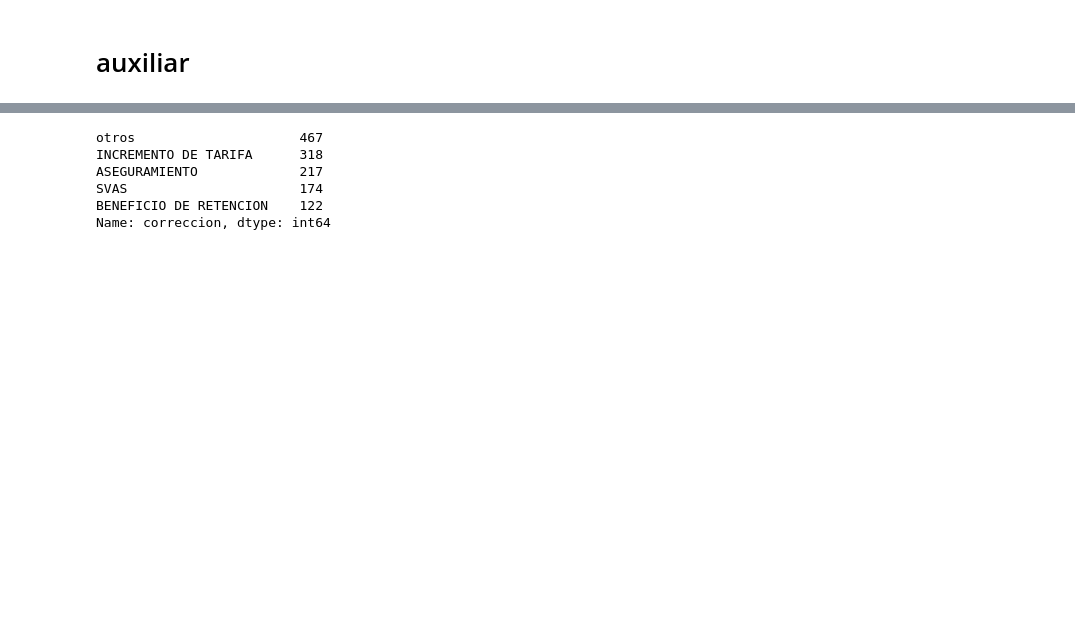
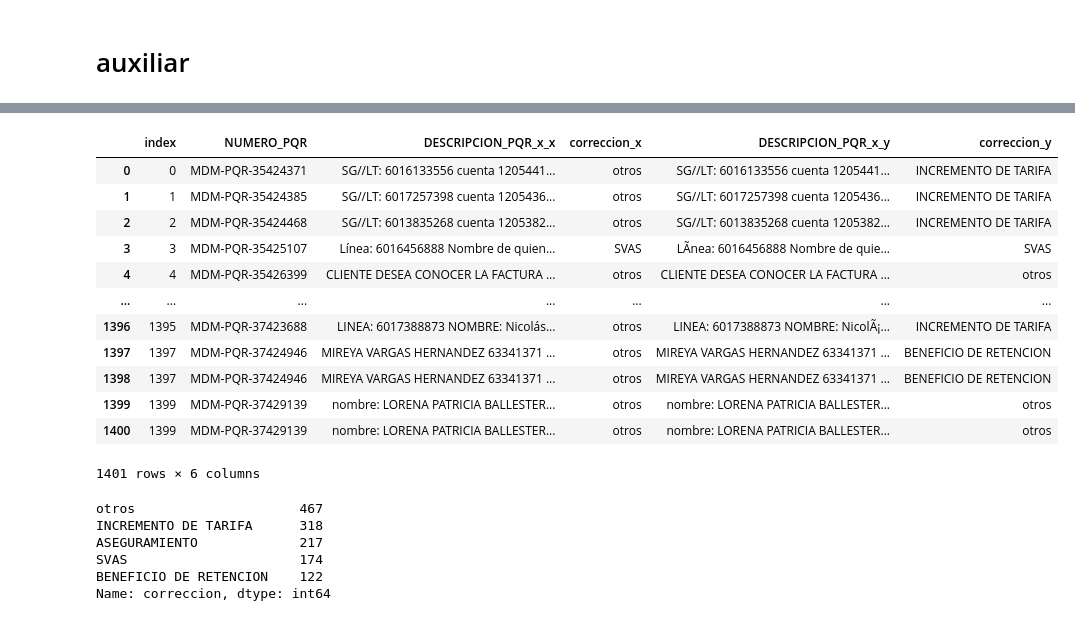
Before and after one commit to etb-git/PRIORIZAR, a Jupyter notebook: notebook/etl.ipynb, the cells around one changed output, grey strips where cells are left out. Drawn from its saved outputs; the diff is of its cells as text; code cells hidden in the pictures; blank space fills up the shorter version.

```diff
--- a/notebook/etl.ipynb
+++ b/notebook/etl.ipynb
@@ -38,0 +11,3 @@ df
+# %%
+df = pd.read_csv('/content/PRIORIZAR-1/data/tipificacion (1).csv', delimiter=';',encoding='latin-1')
+df
@@ -39,5 +28,5 @@ df
 # %%
-tipificacion=pd.read_csv("/content/PRIORIZAR-1/data/tipificacion (1).csv").drop_duplicates()
+tipificacion=pd.read_csv("/content/PRIORIZAR/data/tipificacion.csv").drop_duplicates()
 
 tipificacion=tipificacion.reset_index()
 tipificacion
@@ -46,3 +47,19 @@ UnicodeDecodeError: 'utf-8' codec can't decode byte 0x97 in position 5308: inval
+# %%
+m = tipificacion.merge(df, on='NUMERO_PQR', how='left')
+# %% [output]
+|  | index | NUMERO_PQR | DESCRIPCION_PQR_x_x | correccion_x | DESCRIPCION_PQR_x_y | correccion_y |
+| 0 | 0 | MDM-PQR-35424371 | SG//LT: 6016133556 cuenta 1205441... | otros | SG//LT: 6016133556 cuenta 1205441... | INCREMENTO DE TARIFA |
+| 1 | 1 | MDM-PQR-35424385 | SG//LT: 6017257398 cuenta 1205436... | otros | SG//LT: 6017257398 cuenta 1205436... | INCREMENTO DE TARIFA |
+| 2 | 2 | MDM-PQR-35424468 | SG//LT: 6013835268 cuenta 1205382... | otros | SG//LT: 6013835268 cuenta 1205382... | INCREMENTO DE TARIFA |
+| 3 | 3 | MDM-PQR-35425107 | Línea: 6016456888 Nombre de quien... | SVAS | LÃ­nea: 6016456888 Nombre de quie... | SVAS |
+| 4 | 4 | MDM-PQR-35426399 | CLIENTE DESEA CONOCER LA FACTURA ... | otros | CLIENTE DESEA CONOCER LA FACTURA ... | otros |
+| ... | ... | ... | ... | ... | ... | ... |
+| 1396 | 1395 | MDM-PQR-37423688 | LINEA: 6017388873 NOMBRE: Nicolás... | otros | LINEA: 6017388873 NOMBRE: NicolÃ¡... | INCREMENTO DE TARIFA |
+| 1397 | 1397 | MDM-PQR-37424946 | MIREYA VARGAS HERNANDEZ 63341371 ... | otros | MIREYA VARGAS HERNANDEZ 63341371 ... | BENEFICIO DE RETENCION |
+| 1398 | 1397 | MDM-PQR-37424946 | MIREYA VARGAS HERNANDEZ 63341371 ... | otros | MIREYA VARGAS HERNANDEZ 63341371 ... | BENEFICIO DE RETENCION |
+| 1399 | 1399 | MDM-PQR-37429139 | nombre: LORENA PATRICIA BALLESTER... | otros | nombre: LORENA PATRICIA BALLESTER... | otros |
+| 1400 | 1399 | MDM-PQR-37429139 | nombre: LORENA PATRICIA BALLESTER... | otros | nombre: LORENA PATRICIA BALLESTER... | otros |
+1401 rows × 6 columns
 # %%
 tipificacion['correccion'].value_counts()
 # %% [output]
```
Also changed, not shown: parts of 3 cells of this notebook.
